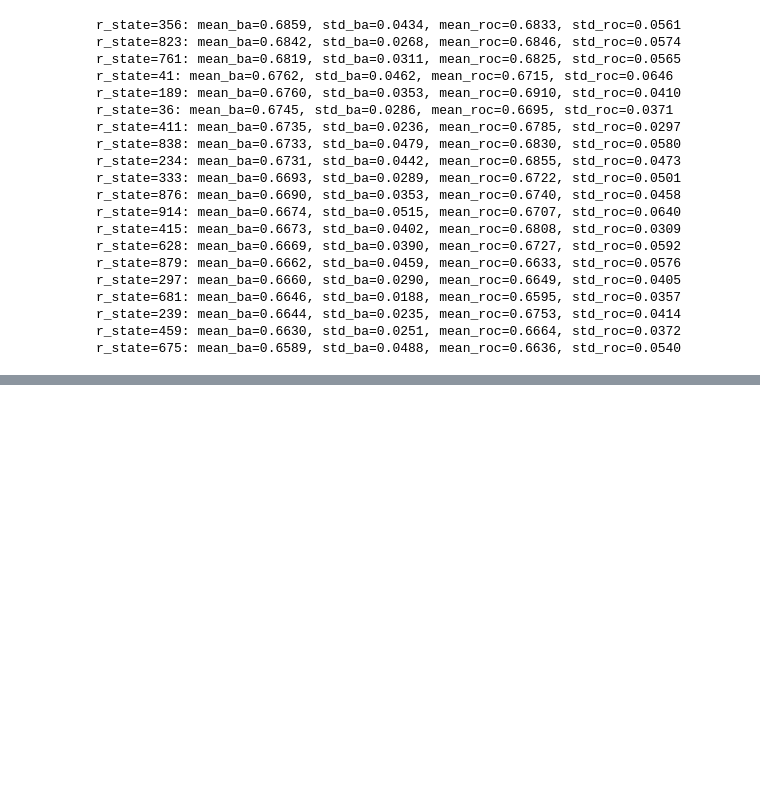
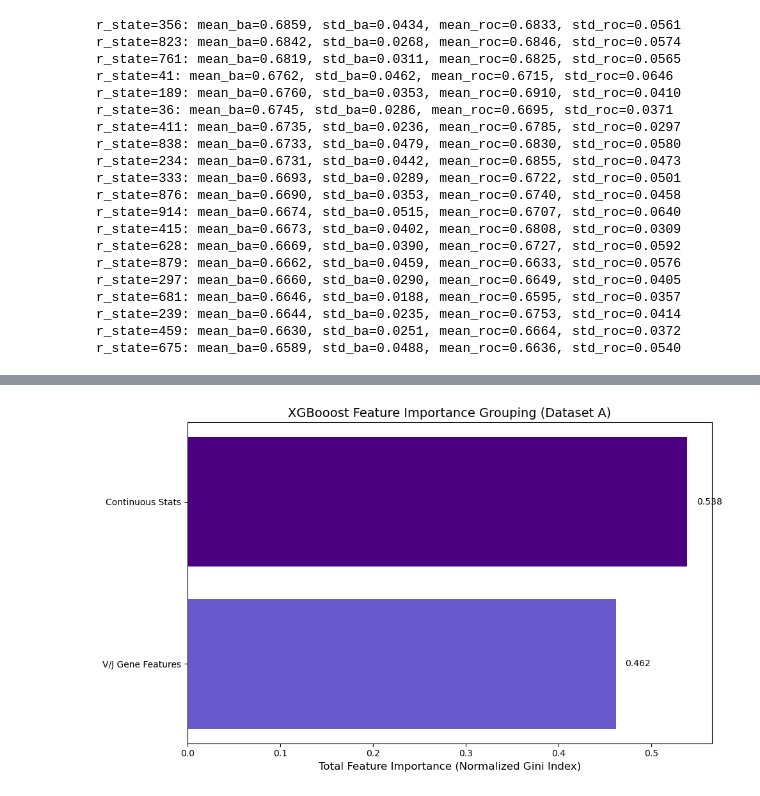
Before and after one commit to OrrBav/GNN_project, a Jupyter notebook: testing_scripts/colon/colon_gnn_node_class.ipynb, the cells around one changed output, grey strips where cells are left out. Saved outputs shown, nothing was run; the diff lists cells and outputs as text; code cells hidden in the pictures; blank space fills up the shorter version.

```diff
--- a/testing_scripts/colon/colon_gnn_node_class.ipynb
+++ b/testing_scripts/colon/colon_gnn_node_class.ipynb
@@ -4394,0 +5015,3 @@ Name: 0, dtype: float64
+# %%
+device = connect_gpu()
+clonotype_df = load_clonotype()
@@ -4394,0 +5021,4 @@ Name: 0, dtype: float64
+# %%
+V_total_df = pd.read_csv("/dsi/efroni-lab/sbm/OrrBavly/colon_data/GNN_data/node_gnn/v_total_1997_3_87_85_1-5.csv")
+V_total_df = V_total_df.set_index('cdr3_seq', drop=False)
+V_total_df = V_total_df.drop(columns=['Unnamed: 0'], errors='ignore')
@@ -4394,0 +5207,79 @@ Name: 0, dtype: float64
+# %%
+import matplotlib.pyplot as plt
+import numpy as np
+import pandas as pd
+
+# --- ASSUMPTION: This code runs after RF training and requires:
+# 1. rf_model: The trained RandomForestClassifier instance (or mean importance from CV)
+# 2. all_feature_names: The combined list of continuous and one-hot feature names
+# 3. continuous_feature_names: The list of continuous features (length 8)
+# 4. X_final: The sparse matrix used for RF training
+
+# --- SIMULATE MODEL AND IMPORTANCE DATA ---
+# Since the actual trained model and its importances are not available here,
+# we simulate a realistic importance vector.
+N_TOTAL_FEATURES = 133 # Example size based on one-hot encoding
+np.random.seed(42)
+simulated_importances = np.random.rand(N_TOTAL_FEATURES)
+simulated_importances[0:8] *= 5 # Boost continuous feature importance slightly
+simulated_importances = simulated_importances / simulated_importances.sum() # Normalize to 1
+
+# estimators = list of models trained on each fold
+estimators = cv_results['estimator']
+# Collect all importances
+fold_importances = np.vstack([est.feature_importances_ for est in estimators])
+# Mean importance across folds
+mean_importances = fold_importances.mean(axis=0)
+
+# --- ACTUAL FEATURE GROUPING LOGIC ---
+
+feature_names = all_feature_names
+importances = mean_importances # Use actual rf_model.feature_importances_ here
+
+# 1. Define Groups based on your input structure
+group_names = ['Continuous Stats', 'V-Gene Features', 'J-Gene Features', 'Other Categorical']
+group_importances = {}
+
+# Continuous features (First 8 features)
+group_importances['Continuous Stats'] = importances[0:8].sum()
+
+# Categorical features start after the continuous ones (index 8 onwards)
+cat_importances = importances[8:]
+cat_feature_names = feature_names[8:]
+
+# V-gene fast/slow are the largest groups, let's roughly allocate based on pattern matching:
+# This is a heuristic based on the typical output of get_feature_names_out:
+v_importances = cat_importances[[('v_fast' in name or 'v_slow' in name) for name in cat_feature_names]].sum()
+j_importances = cat_importances[[('j_fast' in name or 'j_slow' in name) for name in cat_feature_names]].sum()
+
+group_importances['V/J Gene Features'] = v_importances + j_importances
+# Remaining importance (if any)
+# group_importances['Other OHE Features'] = 1.0 - sum(group_importances.values()) # Should be close to 0 if all included
+
+# If using the actual structure:
+# group_importances['V_gene_fast'] = importances[indices corresponding to 'v_fast']... etc.
+# For display, we use the sum of V/J as a major category
+
+# --- VISUALIZATION ---
+groups = list(group_importances.keys())
+values = list(group_importances.values())
+
+# Sort for better visual hierarchy
+sorted_groups = sorted(zip(values, groups), reverse=True)
+values_sorted = [item[0] for item in sorted_groups]
+groups_sorted = [item[1] for item in sorted_groups]
+
+plt.figure(figsize=(10, 6))
+bars = plt.barh(groups_sorted, values_sorted, color=['#4B0082', '#6A5ACD', '#9370DB', '#DDA0DD']) # Purple gradient
+plt.xlabel("Total Feature Importance (Normalized Gini Index)", fontsize=12)
+plt.title("XGBooost Feature Importance Grouping (Dataset A)", fontsize=14)
+plt.gca().invert_yaxis() # Highest importance on top
+
+# Add total values to the bars
+for bar in bars:
+    width = bar.get_width()
+    plt.text(width + 0.01, bar.get_y() + bar.get_height()/2, f'{width:.3f}', ha='left', va='center', fontsize=10)
+
+plt.tight_layout()
+# %% [output]
+[figure, added]
```
Also changed, not shown: parts of 54 cells of this notebook.
